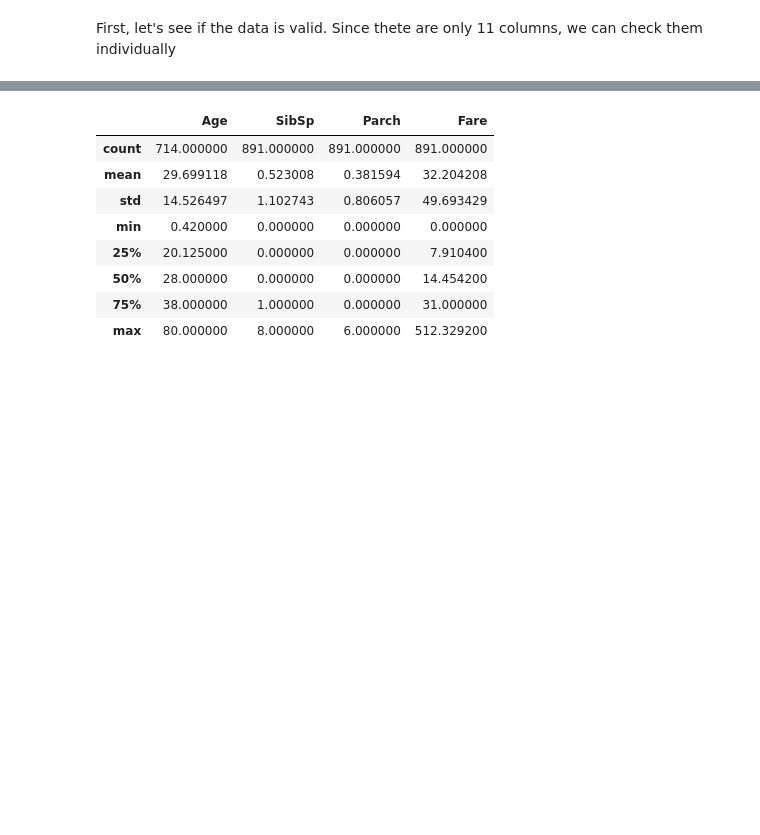
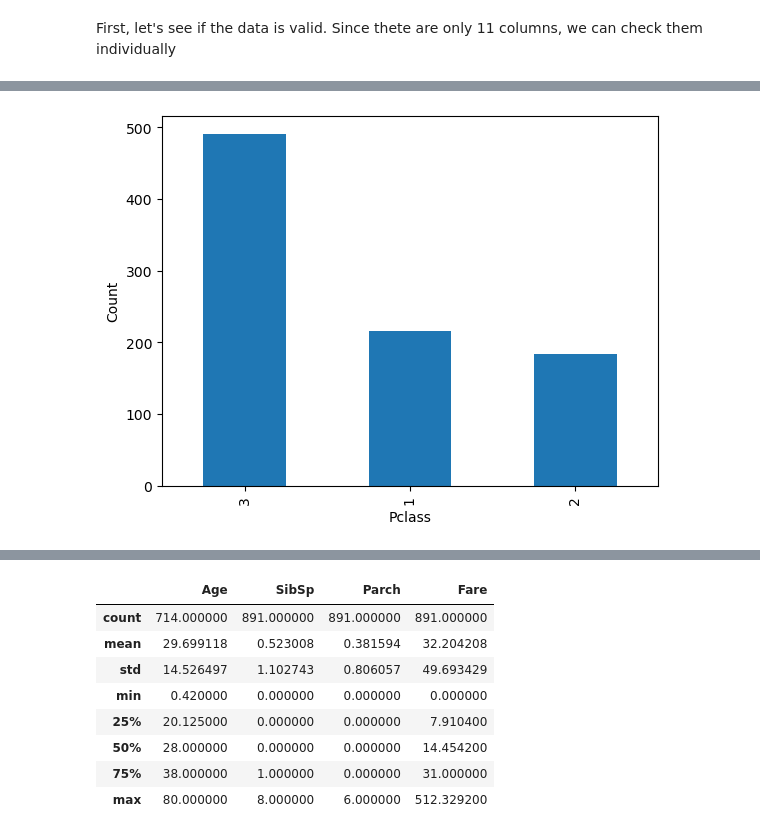
Before and after one commit to eliasmarts/DataScienceProjects, a Jupyter notebook: titanic-survivor-prediction.ipynb, the cells around one changed output, grey strips where cells are left out. Drawn from its saved outputs; the diff is of its cells as text; code cells hidden in the pictures; blank space fills up the shorter version.

```diff
--- a/titanic-survivor-prediction.ipynb
+++ b/titanic-survivor-prediction.ipynb
@@ -82,0 +91,4 @@ Name: Sex, dtype: int64
+# %%
+plot_counts(titanic_data, 'Pclass')
+# %% [output]
+[figure, added]
```
Also changed, not shown: parts of 67 cells of this notebook.
